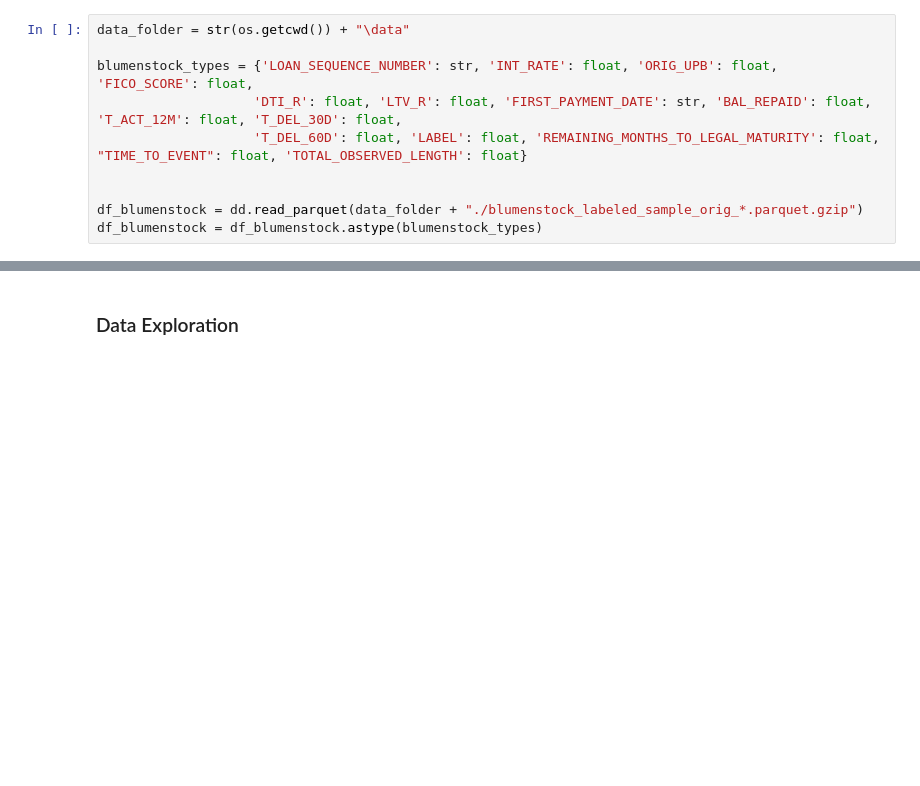
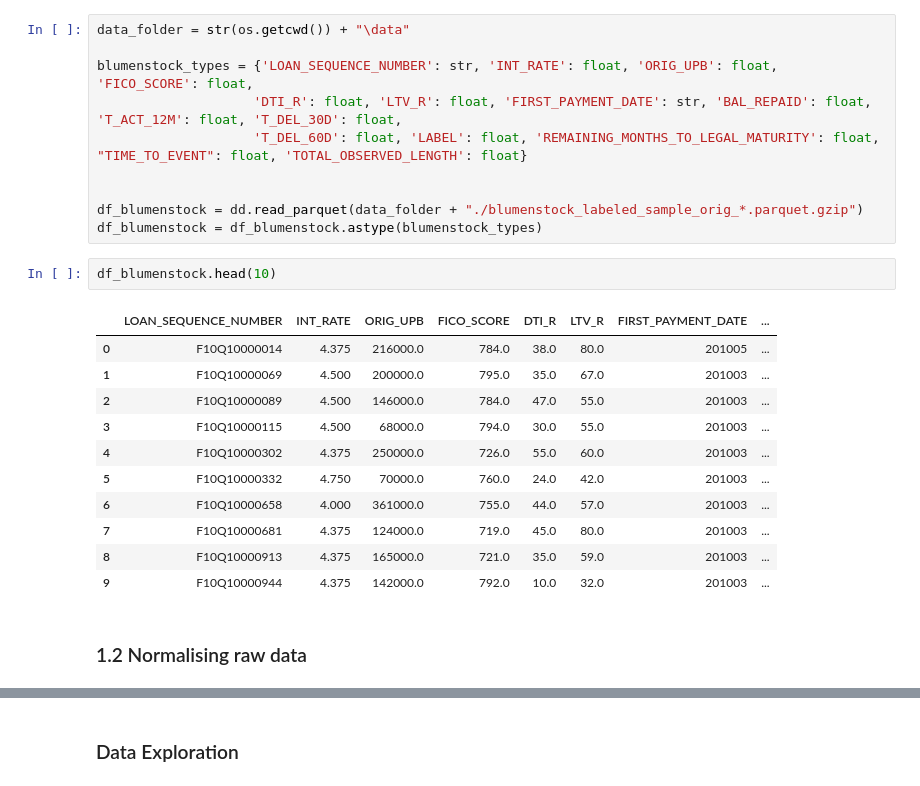
Before and after one commit to madkerpe/poc_ddht_pytorch, a Jupyter notebook: baseline_FREDDIEMAC.ipynb, the cells around one changed output, grey strips where cells are left out. Saved outputs shown, nothing was run; the diff lists cells and outputs as text; blank space fills up the shorter version.

```diff
--- a/baseline_FREDDIEMAC.ipynb
+++ b/baseline_FREDDIEMAC.ipynb
@@ -48,3 +50,19 @@ blumenstock_types = {'LOAN_SEQUENCE_NUMBER': str, 'INT_RATE': float, 'ORIG_UPB':
 
 df_blumenstock = dd.read_parquet(data_folder + "./blumenstock_labeled_sample_orig_*.parquet.gzip")
 df_blumenstock = df_blumenstock.astype(blumenstock_types)
+# %%
+df_blumenstock.head(10)
+# %% [output]
+|  | LOAN_SEQUENCE_NUMBER | INT_RATE | ORIG_UPB | FICO_SCORE | DTI_R | LTV_R | FIRST_PAYMENT_DATE | ... |
+| 0 | F10Q10000014 | 4.375 | 216000.0 | 784.0 | 38.0 | 80.0 | 201005 | ... |
+| 1 | F10Q10000069 | 4.500 | 200000.0 | 795.0 | 35.0 | 67.0 | 201003 | ... |
+| 2 | F10Q10000089 | 4.500 | 146000.0 | 784.0 | 47.0 | 55.0 | 201003 | ... |
+| 3 | F10Q10000115 | 4.500 | 68000.0 | 794.0 | 30.0 | 55.0 | 201003 | ... |
+| 4 | F10Q10000302 | 4.375 | 250000.0 | 726.0 | 55.0 | 60.0 | 201003 | ... |
+| 5 | F10Q10000332 | 4.750 | 70000.0 | 760.0 | 24.0 | 42.0 | 201003 | ... |
+| 6 | F10Q10000658 | 4.000 | 361000.0 | 755.0 | 44.0 | 57.0 | 201003 | ... |
+| 7 | F10Q10000681 | 4.375 | 124000.0 | 719.0 | 45.0 | 80.0 | 201003 | ... |
+| 8 | F10Q10000913 | 4.375 | 165000.0 | 721.0 | 35.0 | 59.0 | 201003 | ... |
+| 9 | F10Q10000944 | 4.375 | 142000.0 | 792.0 | 10.0 | 32.0 | 201003 | ... |
+# %% [markdown]
+### 1.2 Normalising raw data
```
Also changed, not shown: parts of 15 cells of this notebook, 4 other files.
